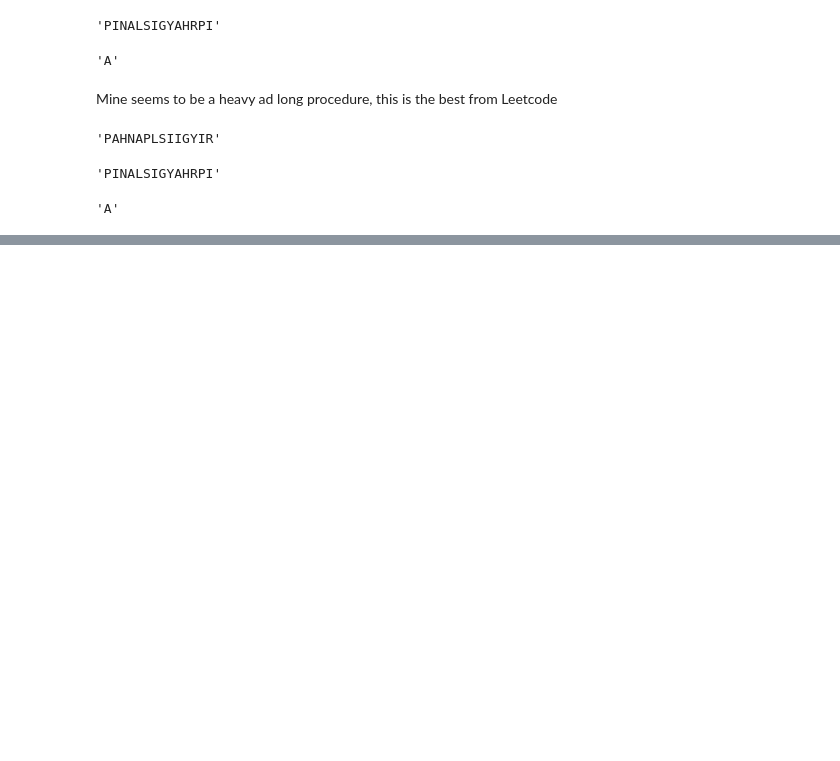
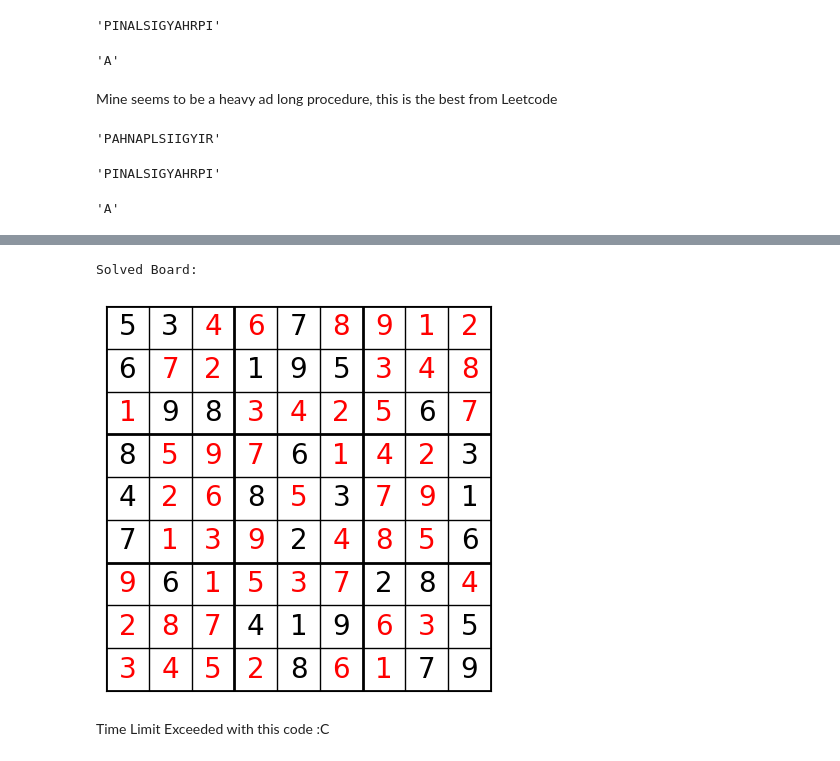
Before and after one commit to D3nFaina/Training4inteviews, a Jupyter notebook: Leetcode & SQLearning.ipynb, the cells around one changed output, grey strips where cells are left out. Cells and saved outputs as stored; diff of their text form; code cells hidden in the pictures; blank space fills up the shorter version.

```diff
--- a/Leetcode & SQLearning.ipynb
+++ b/Leetcode & SQLearning.ipynb
@@ -1002,0 +1084,58 @@ sol.convert(s,numRows)
+# %%
+import matplotlib.pyplot as plt
+from typing import List
+
+def solve_sudoku(board):
+    empty = find_empty(board)
+    if not empty:
+        return True
+    row, col = empty
+
+    for num in map(str, range(1, 10)):
+        if is_valid(board, num, (row, col)):
+            board[row][col] = num
+            if solve_sudoku(board):
+                return True
+            board[row][col] = "."
+
+    return False
+
+def find_empty(board):
+    for i in range(9):
+        for j in range(9):
+            if board[i][j] == ".":
+                return (i, j)
+    return None
+
+def is_valid(board, num, pos):
+    row, col = pos
+    for j in range(9):
+        if board[row][j] == num:
+            return False
+    for i in range(9):
+        if board[i][col] == num:
+            return False
+    start_row = row // 3 * 3
+    start_col = col // 3 * 3
+    for i in range(start_row, start_row + 3):
+        for j in range(start_col, start_col + 3):
+            if board[i][j] == num:
+                return False
+    return True
+
+input_board = board
+
+import copy # create a copy of the input board to solve
+solved_board = copy.deepcopy(input_board)
+
+if solve_sudoku(solved_board): # solve the board iteratively
+    print("Solved Board:")
+    # for row in solved_board:
+        # print(row)
+    # Plot the boards
+    plot_sudoku(input_board, solved_board)
+else:
+    print("No solution exists :C ")
+# %% [output]
+Solved Board:
+[figure, added]
@@ -1002,0 +1230,2 @@ sol.convert(s,numRows)
+# %% [markdown]
+Time Limit Exceeded with this code :C
```
Also changed, not shown: parts of 12 cells of this notebook.
